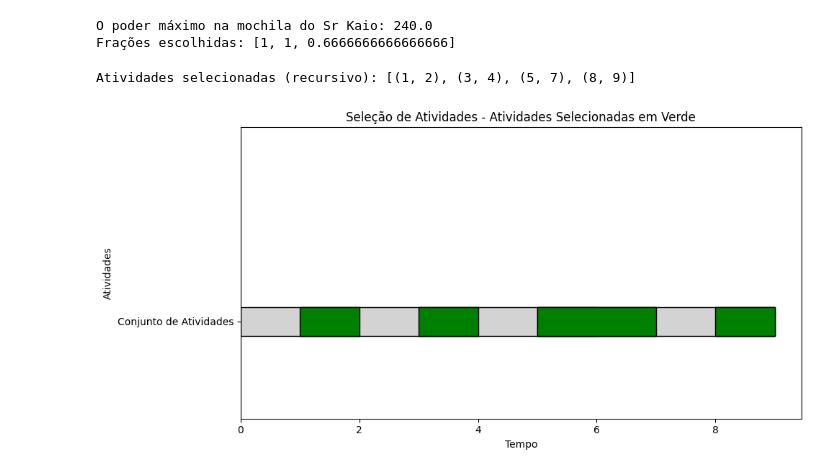
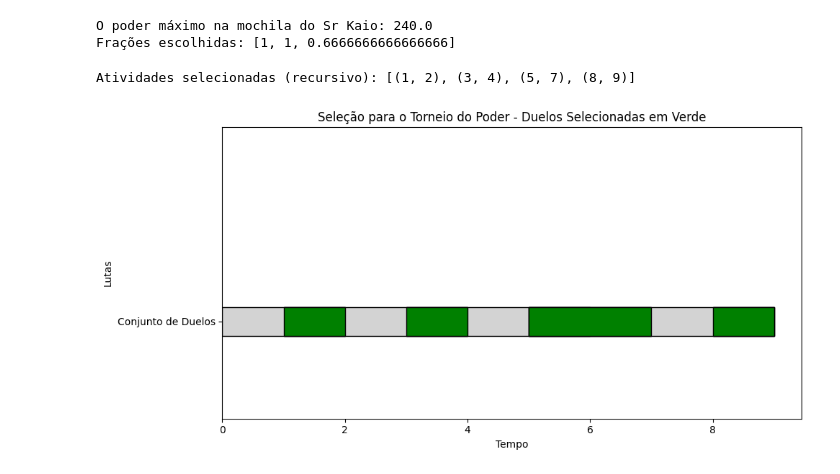
Before and after one commit to LucyenePinheiro/Algoritmos-de-Busca-Instru-es, a Jupyter notebook: lucyene_neves_e.ipynb, the cells around one changed output. Saved outputs shown, nothing was run; the diff lists cells and outputs as text; code cells hidden in the pictures.

Commit message:
selecao de atv, torneio do poder 3

```diff
--- a/lucyene_neves_e.ipynb
+++ b/lucyene_neves_e.ipynb
@@ -196,34 +196,34 @@ selected = selecao_Torneio(inicio_, fim_)
 # Pré-processa ordenando por tempo de término
 activities_order = sorted(zip(inicio_, fim_), key=lambda x: x[1])
 inicio_order, fim_order = zip(*activities_order)
 
 result = selecao_Torneio_do_Poder(inicio_order, fim_order)
 print("Atividades selecionadas (recursivo):", result)
 # RESPOSTA ESPERADA
 # Atividades selecionadas (recursivo): [(1, 2), (3, 4), (5, 7), (8, 9)]
 
 # Plot dos resultados
 plt.figure(figsize=(10,5))
 y_level = 1  # Para posicionar as barras das atividades
 height = 0.3
 
 # Plotar todas as atividades em uma cor neutra
 for s, f in zip(inicio_, fim_):
     plt.barh(y_level, f - s, left=s, height=height, color='lightgray', edgecolor='black')
 
 # Destacar as atividades selecionadas em outra cor
 for s, f in selected:
     plt.barh(y_level, f - s, left=s, height=height, color='green', edgecolor='black')
 
 plt.xlabel('Tempo')
-plt.ylabel('Atividades')
-plt.title('Seleção de Atividades - Atividades Selecionadas em Verde')
+plt.ylabel('Lutas')
+plt.title('Seleção para o Torneio do Poder - Duelos Selecionadas em Verde')
 
 # Ajusta o eixo Y para caber a barra
-plt.yticks([y_level], ["Conjunto de Atividades"])
+plt.yticks([y_level], ["Conjunto de Duelos"])
 plt.ylim(y_level - 1, y_level + 2)
 plt.tight_layout()
 plt.show()
 # %% [output]
 Atividades selecionadas (recursivo): [(1, 2), (3, 4), (5, 7), (8, 9)]
-[figure, old version]
+[figure, new version]
```
